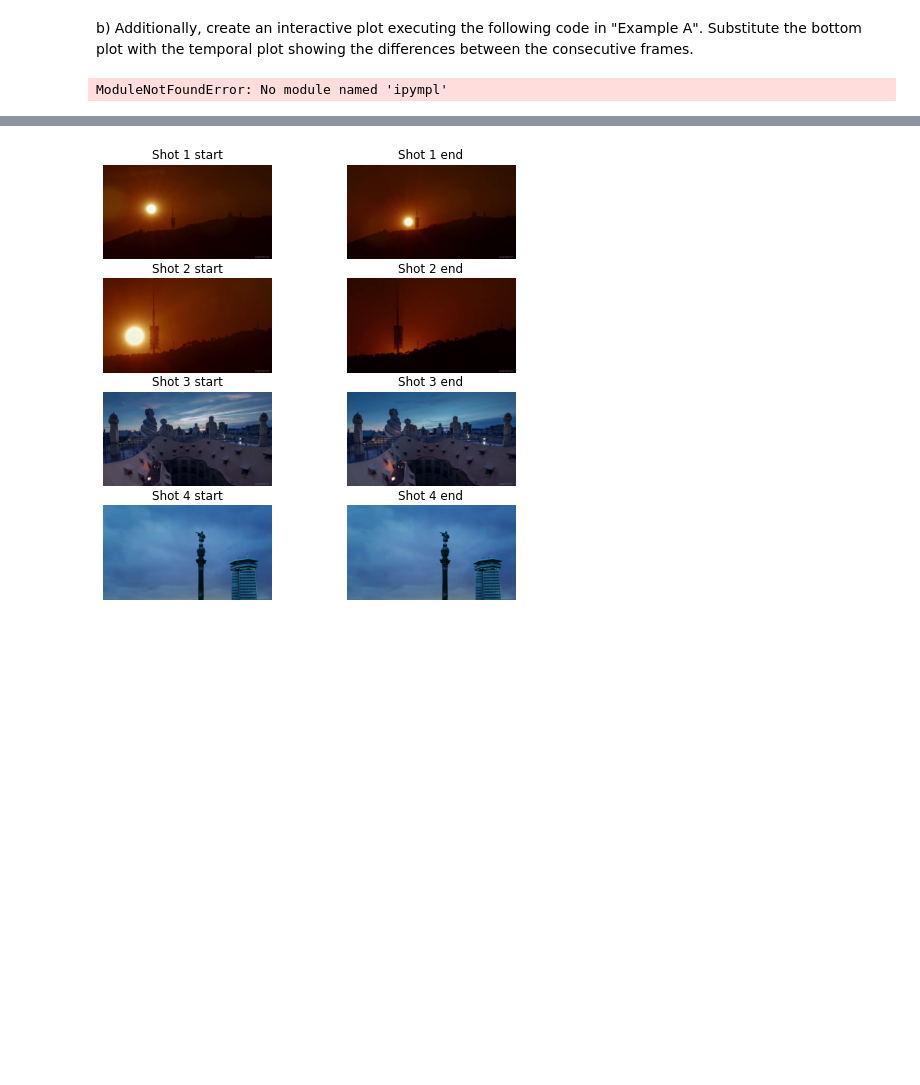
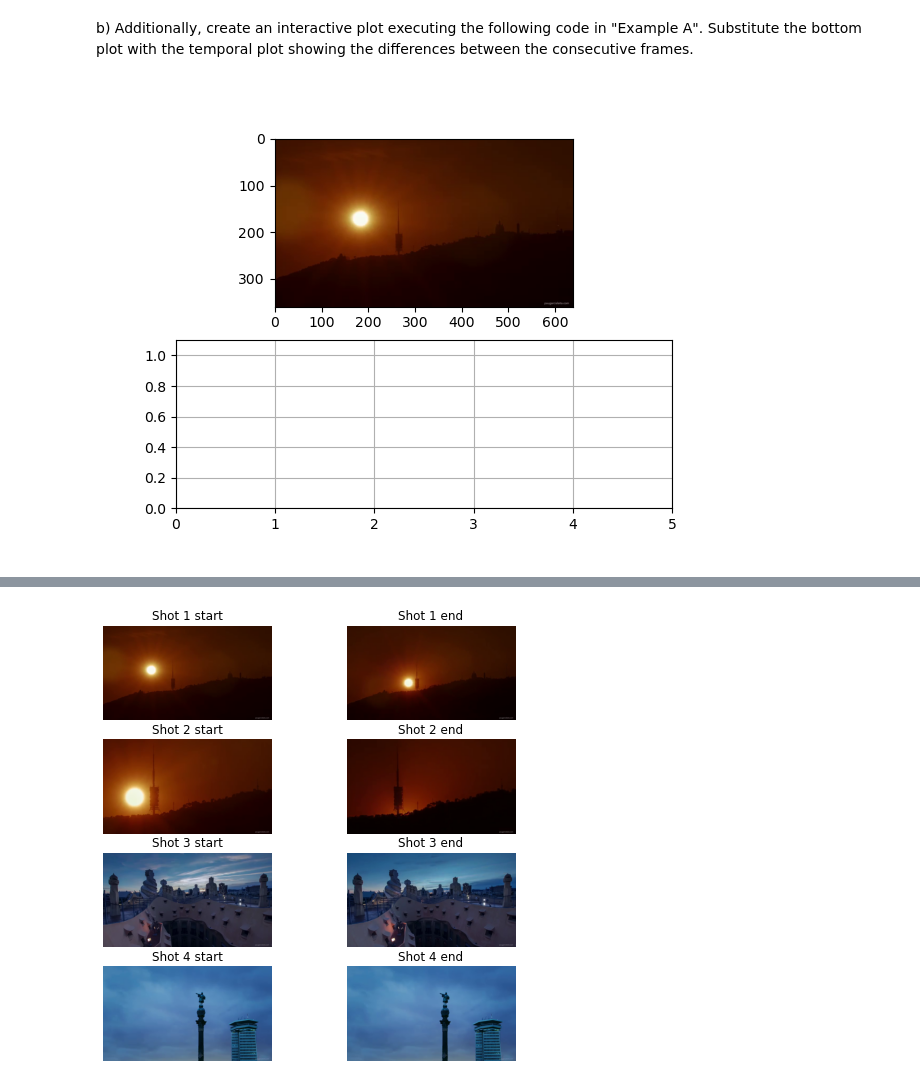
Before and after one commit to mates-info/artificial-vision, a Jupyter notebook: p3/P3_AntonioTigri_AndreuVall/p3_2022_23.ipynb, the cells around one changed output, grey strips where cells are left out. Cells and saved outputs as stored; diff of their text form; code cells hidden in the pictures; blank space fills up the shorter version.

```diff
--- a/p3/P3_AntonioTigri_AndreuVall/p3_2022_23.ipynb
+++ b/p3/P3_AntonioTigri_AndreuVall/p3_2022_23.ipynb
@@ -125,6 +140,14 @@ NameError: name 'ic' is not defined
 b) Additionally, create an interactive plot executing the following code in "Example A". Substitute the bottom plot with the temporal plot showing the differences between the consecutive frames.
 # %%
 %matplotlib widget
+
+'''
+We will use the example and modify it. We have taken the freedom to optimize the code
+by removing redundant calculations. We have also changed de Example A code to use the
+array we calculated in a). We will use the function enumerate. It, conveniently, returns
+a generator where the values are (x, y) where x is the position of the value y in the
+mean differences array
+'''
 
 def data_gen():
     return enumerate(mean_differences)
@@ -145,34 +168,34 @@ ax2.grid()
 xdata, ydata = [], []
 def run(data):
     # update the data plot
     t, y = data
     xdata.append(t) # time = x axis
     ydata.append(y) # y axis
 
     # If not it was extremely slow (it painted everyting every iteration!!!!!)
     im.set_array(ic[data[0]])
 
     # Plot sin in bottom row
     xmin, xmax = ax2.get_xlim()
     ymin, ymax = ax2.get_ylim()
 
     if t >= xmax:
         ax2.set_xlim(xmin, 2*xmax)
         ax2.figure.canvas.draw()
 
     if y >= ymax:
         ax2.set_ylim(ymin,2*ymax)
         ax2.figure.canvas.draw()
 
     # update the data of both line objects
     line.set_data(xdata, ydata)
 
     return line, im
 
 ani = animation.FuncAnimation(fig, run, data_gen, blit=True, interval=INTERVAL_24_FPS, repeat=False)
 plt.show()
 # %% [output]
-ModuleNotFoundError: No module named 'ipympl'
+[figure, added]
 # %% [markdown]
 c) Show the initial and final images of each shot extracted as follows:
 
```
Also changed, not shown: parts of 5 cells of this notebook.
